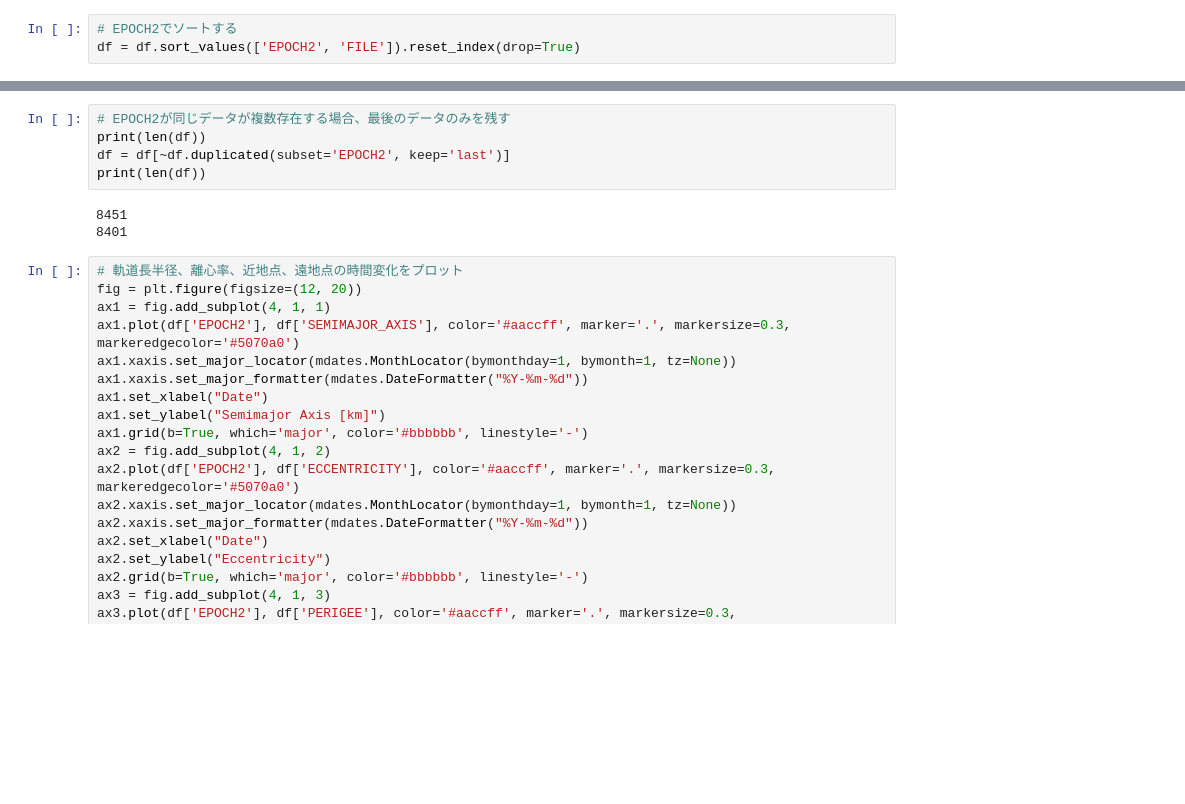
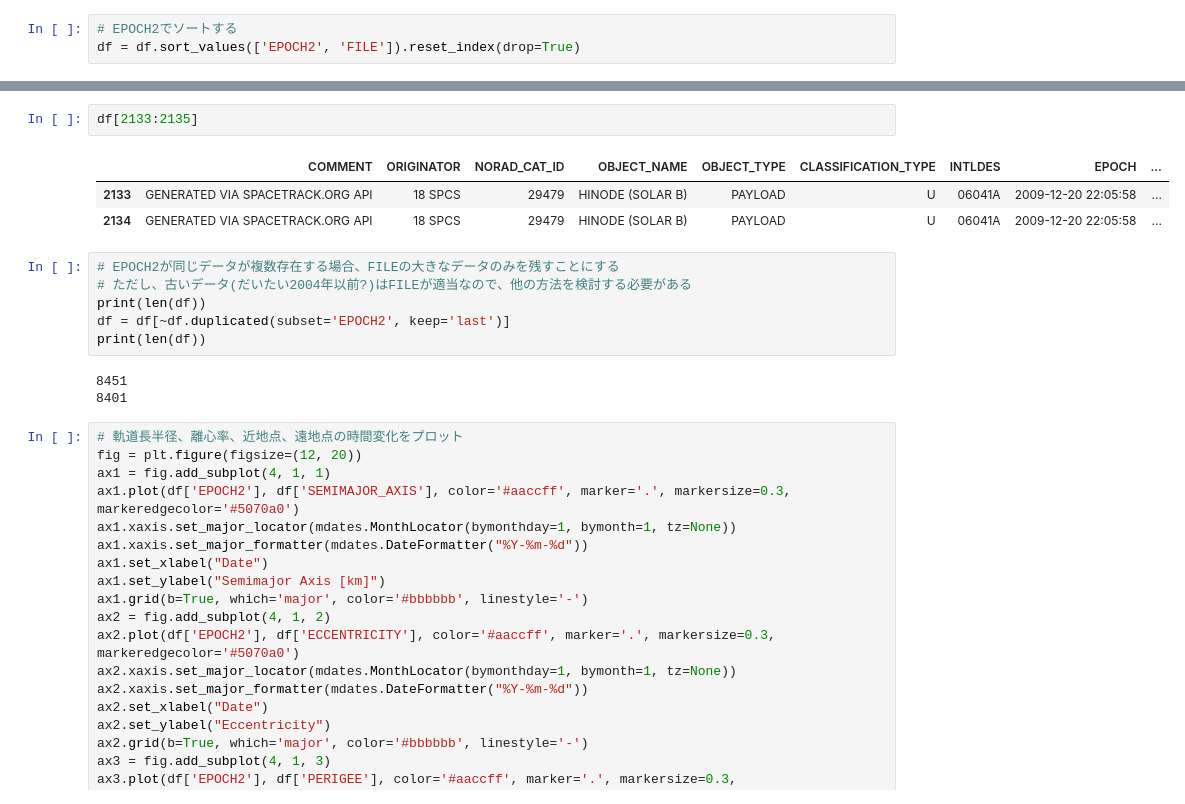
Before and after one commit to nishida/tle, a Jupyter notebook: spacetracktest3.ipynb, the cells around one changed output, grey strips where cells are left out. Cells and saved outputs as stored; diff of their text form; blank space fills up the shorter version.

Commit message:
EPOCHの逆転を調べる

```diff
--- a/spacetracktest3.ipynb
+++ b/spacetracktest3.ipynb
@@ -55,5 +76,12 @@ df = df.sort_values(['EPOCH2', 'FILE']).reset_index(drop=True)
+# %%
+df[2133:2135]
+# %% [output]
+|  | COMMENT | ORIGINATOR | NORAD_CAT_ID | OBJECT_NAME | OBJECT_TYPE | CLASSIFICATION_TYPE | INTLDES | EPOCH | ... |
+| 2133 | GENERATED VIA SPACETRACK.ORG API | 18 SPCS | 29479 | HINODE (SOLAR B) | PAYLOAD | U | 06041A | 2009-12-20 22:05:58 | ... |
+| 2134 | GENERATED VIA SPACETRACK.ORG API | 18 SPCS | 29479 | HINODE (SOLAR B) | PAYLOAD | U | 06041A | 2009-12-20 22:05:58 | ... |
 # %%
-# EPOCH2が同じデータが複数存在する場合、最後のデータのみを残す
+# EPOCH2が同じデータが複数存在する場合、FILEの大きなデータのみを残すことにする
+# ただし、古いデータ(だいたい2004年以前?)はFILEが適当なので、他の方法を検討する必要がある
 print(len(df))
 df = df[~df.duplicated(subset='EPOCH2', keep='last')]
 print(len(df))
```
Also changed, not shown: parts of 3 cells of this notebook.
